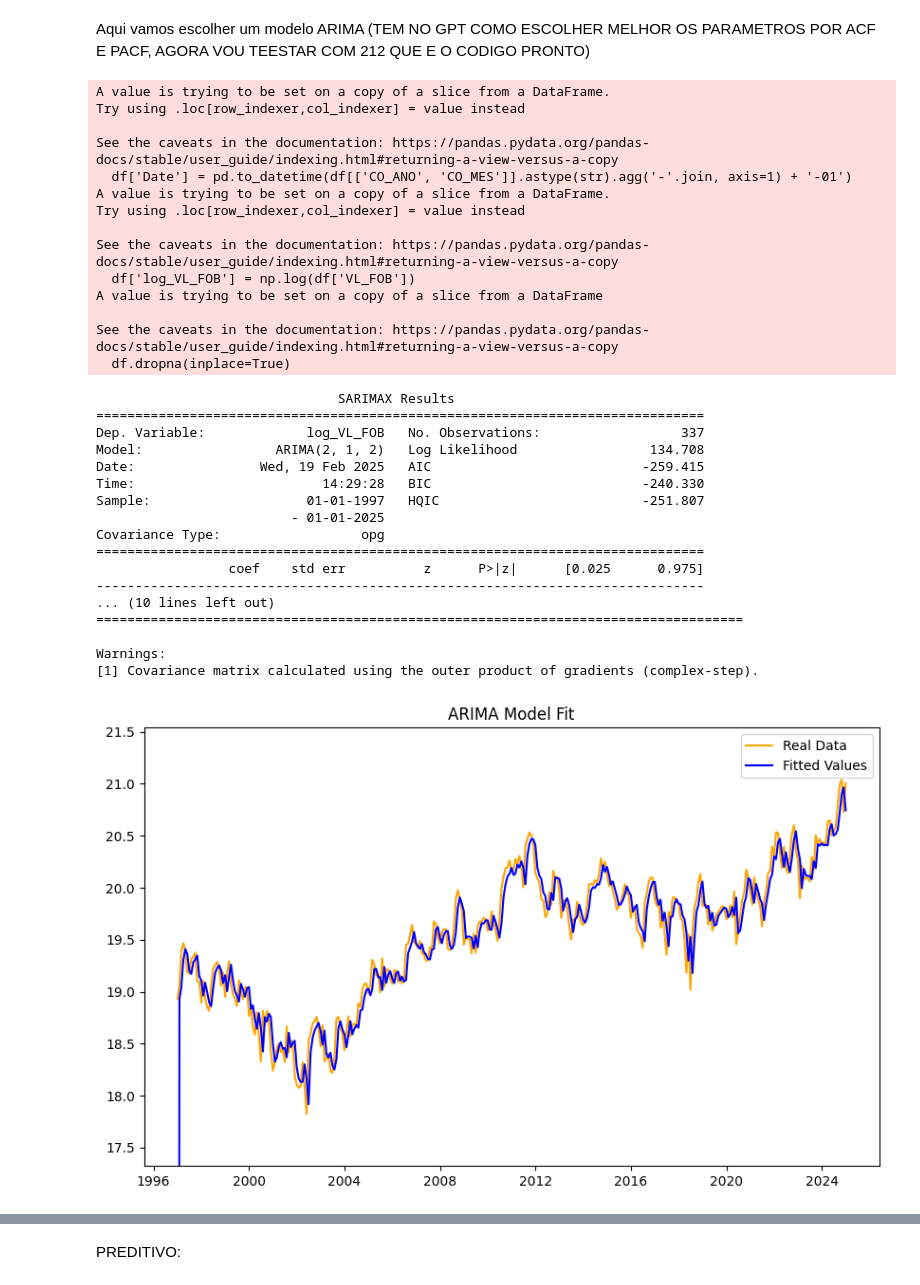
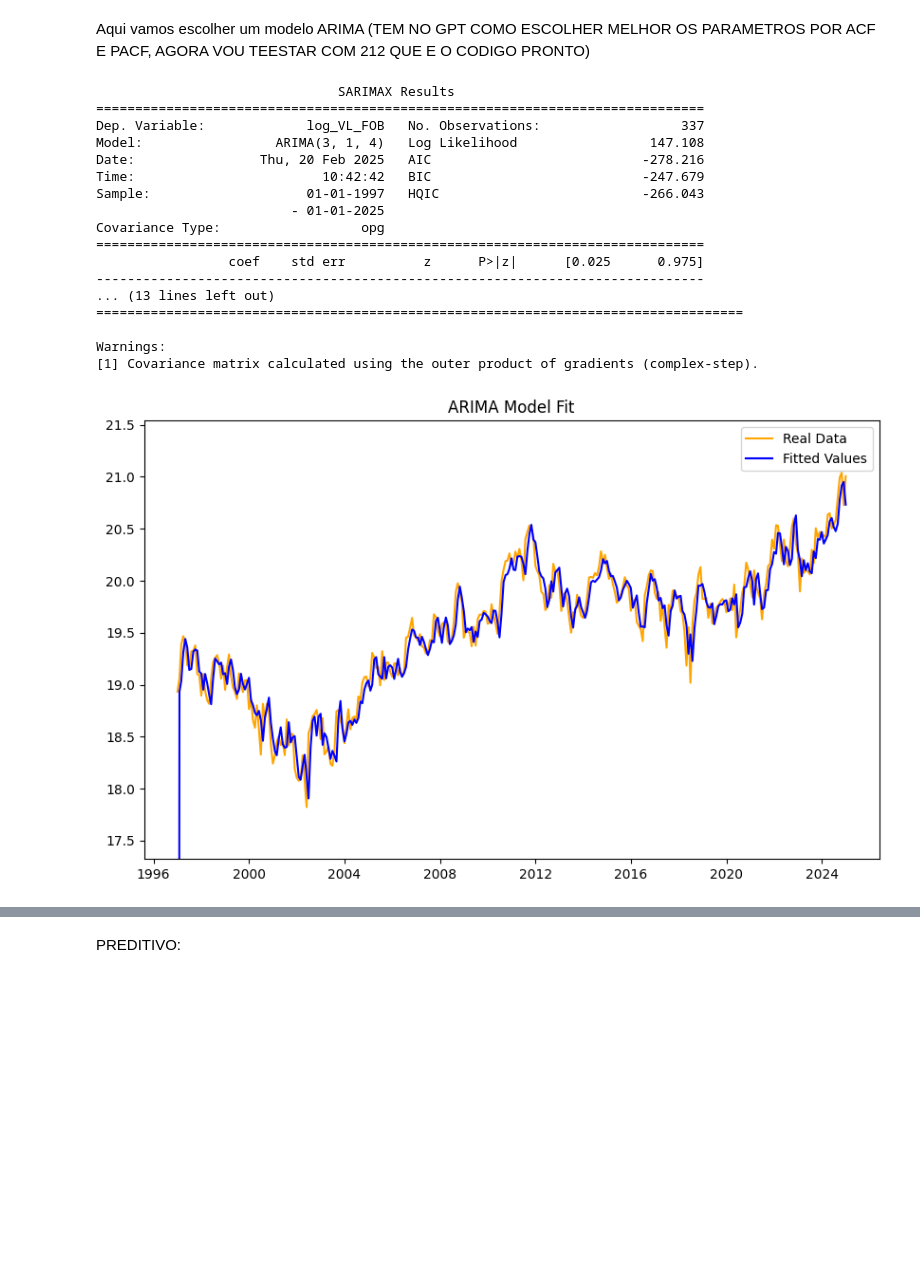
Before and after one commit to dandoni/IELSenai, a Jupyter notebook: Problema 1.ipynb, the cells around one changed output, grey strips where cells are left out. Saved outputs shown, nothing was run; the diff lists cells and outputs as text; code cells hidden in the pictures; blank space fills up the shorter version.

```diff
--- a/Problema 1.ipynb
+++ b/Problema 1.ipynb
@@ -432,62 +391,48 @@ from statsmodels.tsa.seasonal import seasonal_decompose
 df['Date'] = pd.to_datetime(df[['CO_ANO', 'CO_MES']].astype(str).agg('-'.join, axis=1) + '-01')
 
 # Definir 'Date' como o índice temporal
 df.set_index('Date', inplace=True)
 # Transformação logarítmica
 df['log_VL_FOB'] = np.log(df['VL_FOB'])
 
 # Remover valores NaN gerados pela diferenciação
 df.dropna(inplace=True)
 
 # Decomposição sazonal (opcional)
 decomposition = seasonal_decompose(df['log_VL_FOB'], period=12)  # period=12 para dados mensais
 
 # Ajustando o modelo ARIMA (p, d, q)
-model = ARIMA(df['log_VL_FOB'], order=(2, 1, 2))  # Exemplos de parâmetros: (p=2, d=1, q=2)
+model = ARIMA(df['log_VL_FOB'], order=(3, 1, 4))  # Exemplos de parâmetros: (p=2, d=1, q=2)
 results = model.fit()
 
 # Exibir o resumo do modelo
 print(results.summary())
 
 # Plotando o gráfico: Dados reais e valores ajustados pelo modelo
 plt.figure(figsize=(10, 6))
 plt.plot(df['log_VL_FOB'], label='Real Data', color='orange')
 plt.plot(results.fittedvalues, label='Fitted Values', color='blue')
 # Ajustando limites de acordo com os dados
 plt.ylim(df['log_VL_FOB'].min() - 0.5, df['log_VL_FOB'].max() + 0.5)
 plt.title('ARIMA Model Fit')
 plt.legend()
 plt.show()
 # %% [output]
-A value is trying to be set on a copy of a slice from a DataFrame.
-Try using .loc[row_indexer,col_indexer] = value instead
+                               SARIMAX Results
+==============================================================================
+Dep. Variable:             log_VL_FOB   No. Observations:                  337
+Model:                 ARIMA(3, 1, 4)   Log Likelihood                 147.108
+Date:                Thu, 20 Feb 2025   AIC                           -278.216
+Time:                        10:42:42   BIC                           -247.679
+Sample:                    01-01-1997   HQIC                          -266.043
+                         - 01-01-2025
+Covariance Type:                  opg
+==============================================================================
+                 coef    std err          z      P>|z|      [0.025      0.975]
+------------------------------------------------------------------------------
+... (13 lines left out)
+===================================================================================
 
-See the caveats in the documentation: https://pandas.pydata.org/pandas-docs/stable/user_guide/indexing.html#returning-a-view-versus-a-copy
-  df['Date'] = pd.to_datetime(df[['CO_ANO', 'CO_MES']].astype(str).agg('-'.join, axis=1) + '-01')
-A value is trying to be set on a copy of a slice from a DataFrame.
-Try using .loc[row_indexer,col_indexer] = value instead
-
-See the caveats in the documentation: https://pandas.pydata.org/pandas-docs/stable/user_guide/indexing.html#returning-a-view-versus-a-copy
-  df['log_VL_FOB'] = np.log(df['VL_FOB'])
-A value is trying to be set on a copy of a slice from a DataFrame
-
-See the caveats in the documentation: https://pandas.pydata.org/pandas-docs/stable/user_guide/indexing.html#returning-a-view-versus-a-copy
-  df.dropna(inplace=True)
+Warnings:
+[1] Covariance matrix calculated using the outer product of gradients (complex-step).
-                               SARIMAX Results
-==============================================================================
-Dep. Variable:             log_VL_FOB   No. Observations:                  337
-Model:                 ARIMA(2, 1, 2)   Log Likelihood                 134.708
-Date:                Wed, 19 Feb 2025   AIC                           -259.415
-Time:                        14:29:28   BIC                           -240.330
-Sample:                    01-01-1997   HQIC                          -251.807
-                         - 01-01-2025
-Covariance Type:                  opg
-==============================================================================
-                 coef    std err          z      P>|z|      [0.025      0.975]
-------------------------------------------------------------------------------
-... (10 lines left out)
-===================================================================================
-
-Warnings:
-[1] Covariance matrix calculated using the outer product of gradients (complex-step).
-[figure, old version]
+[figure, new version]
```
Also changed, not shown: parts of 35 cells of this notebook.
